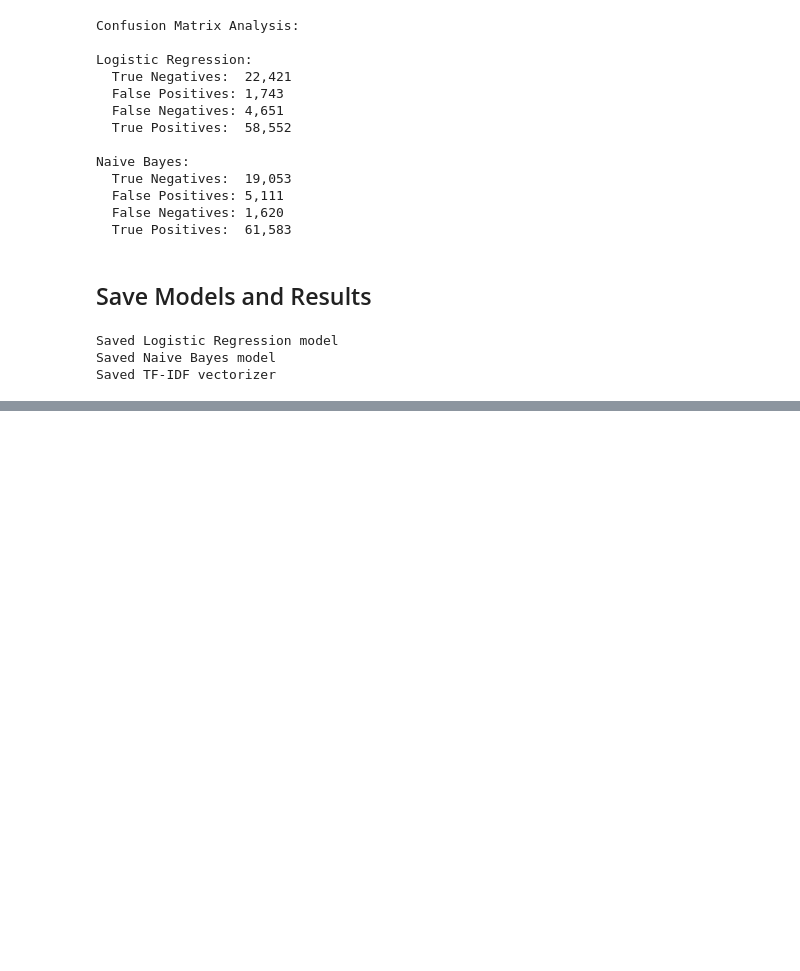
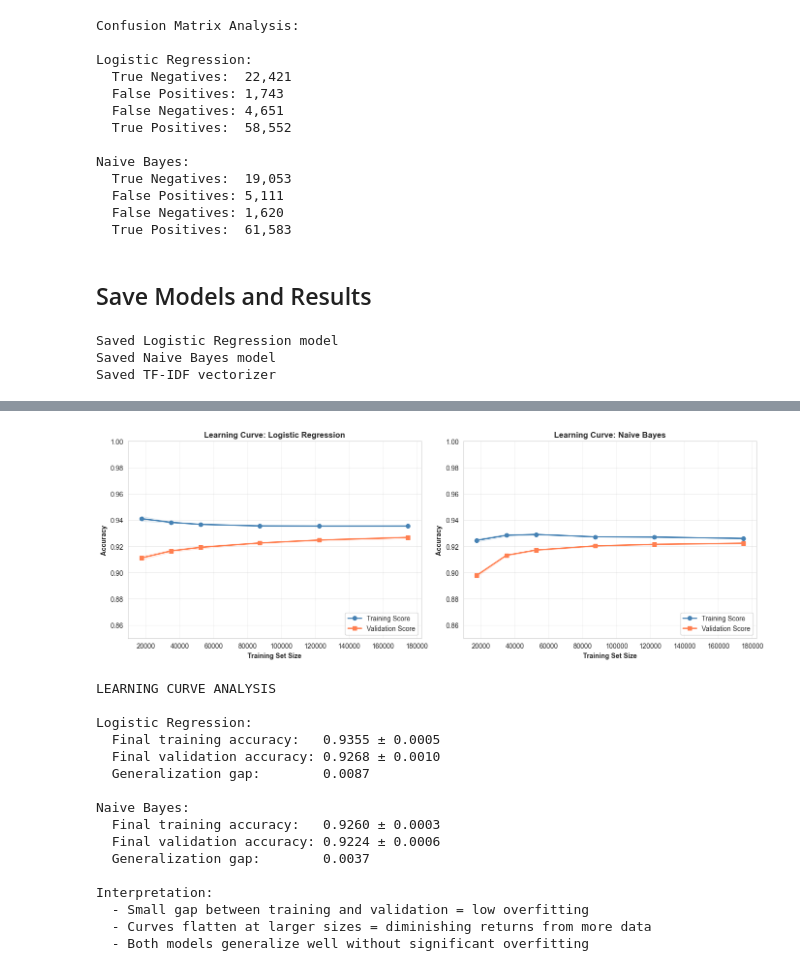
Before and after one commit to 3028Bikalpa/SOSC314_project_Bikki, a Jupyter notebook: Codes/models.ipynb, the cells around one changed output, grey strips where cells are left out. Drawn from its saved outputs; the diff is of its cells as text; code cells hidden in the pictures; blank space fills up the shorter version.

```diff
--- a/Codes/models.ipynb
+++ b/Codes/models.ipynb
@@ -1321,0 +1596,79 @@ Saved TF-IDF vectorizer
+# %%
+# Plot learning curves
+fig, axes = plt.subplots(1, 2, figsize=(14, 5))
+
+# Logistic Regression learning curve
+train_mean_lr = train_scores_lr.mean(axis=1)
+train_std_lr = train_scores_lr.std(axis=1)
+val_mean_lr = val_scores_lr.mean(axis=1)
+val_std_lr = val_scores_lr.std(axis=1)
+
+axes[0].fill_between(train_sizes_lr, train_mean_lr - train_std_lr, train_mean_lr + train_std_lr,
+                      alpha=0.1, color='steelblue')
+axes[0].fill_between(train_sizes_lr, val_mean_lr - val_std_lr, val_mean_lr + val_std_lr,
+                      alpha=0.1, color='coral')
+axes[0].plot(train_sizes_lr, train_mean_lr, 'o-', color='steelblue', label='Training Score', linewidth=2)
+axes[0].plot(train_sizes_lr, val_mean_lr, 's-', color='coral', label='Validation Score', linewidth=2)
+axes[0].set_xlabel('Training Set Size', fontweight='bold')
+axes[0].set_ylabel('Accuracy', fontweight='bold')
+axes[0].set_title('Learning Curve: Logistic Regression', fontweight='bold')
+axes[0].legend(loc='lower right')
+axes[0].grid(alpha=0.3)
+axes[0].set_ylim([0.85, 1.0])
+
+# Naive Bayes learning curve
+train_mean_nb = train_scores_nb.mean(axis=1)
+train_std_nb = train_scores_nb.std(axis=1)
+val_mean_nb = val_scores_nb.mean(axis=1)
+val_std_nb = val_scores_nb.std(axis=1)
+
+axes[1].fill_between(train_sizes_nb, train_mean_nb - train_std_nb, train_mean_nb + train_std_nb,
+                      alpha=0.1, color='steelblue')
+axes[1].fill_between(train_sizes_nb, val_mean_nb - val_std_nb, val_mean_nb + val_std_nb,
+                      alpha=0.1, color='coral')
+axes[1].plot(train_sizes_nb, train_mean_nb, 'o-', color='steelblue', label='Training Score', linewidth=2)
+axes[1].plot(train_sizes_nb, val_mean_nb, 's-', color='coral', label='Validation Score', linewidth=2)
+axes[1].set_xlabel('Training Set Size', fontweight='bold')
+axes[1].set_ylabel('Accuracy', fontweight='bold')
+axes[1].set_title('Learning Curve: Naive Bayes', fontweight='bold')
+axes[1].legend(loc='lower right')
+axes[1].grid(alpha=0.3)
+axes[1].set_ylim([0.85, 1.0])
+
+plt.tight_layout()
+plt.savefig('../Images/learning_curves.png', dpi=300, bbox_inches='tight')
+plt.show()
+
+print("LEARNING CURVE ANALYSIS")
+print("\nLogistic Regression:")
+print(f"  Final training accuracy:   {train_mean_lr[-1]:.4f} ± {train_std_lr[-1]:.4f}")
+print(f"  Final validation accuracy: {val_mean_lr[-1]:.4f} ± {val_std_lr[-1]:.4f}")
+print(f"  Generalization gap:        {train_mean_lr[-1] - val_mean_lr[-1]:.4f}")
+
+print("\nNaive Bayes:")
+print(f"  Final training accuracy:   {train_mean_nb[-1]:.4f} ± {train_std_nb[-1]:.4f}")
+print(f"  Final validation accuracy: {val_mean_nb[-1]:.4f} ± {val_std_nb[-1]:.4f}")
+print(f"  Generalization gap:        {train_mean_nb[-1] - val_mean_nb[-1]:.4f}")
+
+print("\nInterpretation:")
+print("  - Small gap between training and validation = low overfitting")
+print("  - Curves flatten at larger sizes = diminishing returns from more data")
+print("  - Both models generalize well without significant overfitting")
+# %% [output]
+[figure, added]
+LEARNING CURVE ANALYSIS
+
+Logistic Regression:
+  Final training accuracy:   0.9355 ± 0.0005
+  Final validation accuracy: 0.9268 ± 0.0010
+  Generalization gap:        0.0087
+
+Naive Bayes:
+  Final training accuracy:   0.9260 ± 0.0003
+  Final validation accuracy: 0.9224 ± 0.0006
+  Generalization gap:        0.0037
+
+Interpretation:
+  - Small gap between training and validation = low overfitting
+  - Curves flatten at larger sizes = diminishing returns from more data
+  - Both models generalize well without significant overfitting
```
Also changed, not shown: parts of 14 cells of this notebook, 5 other files.
